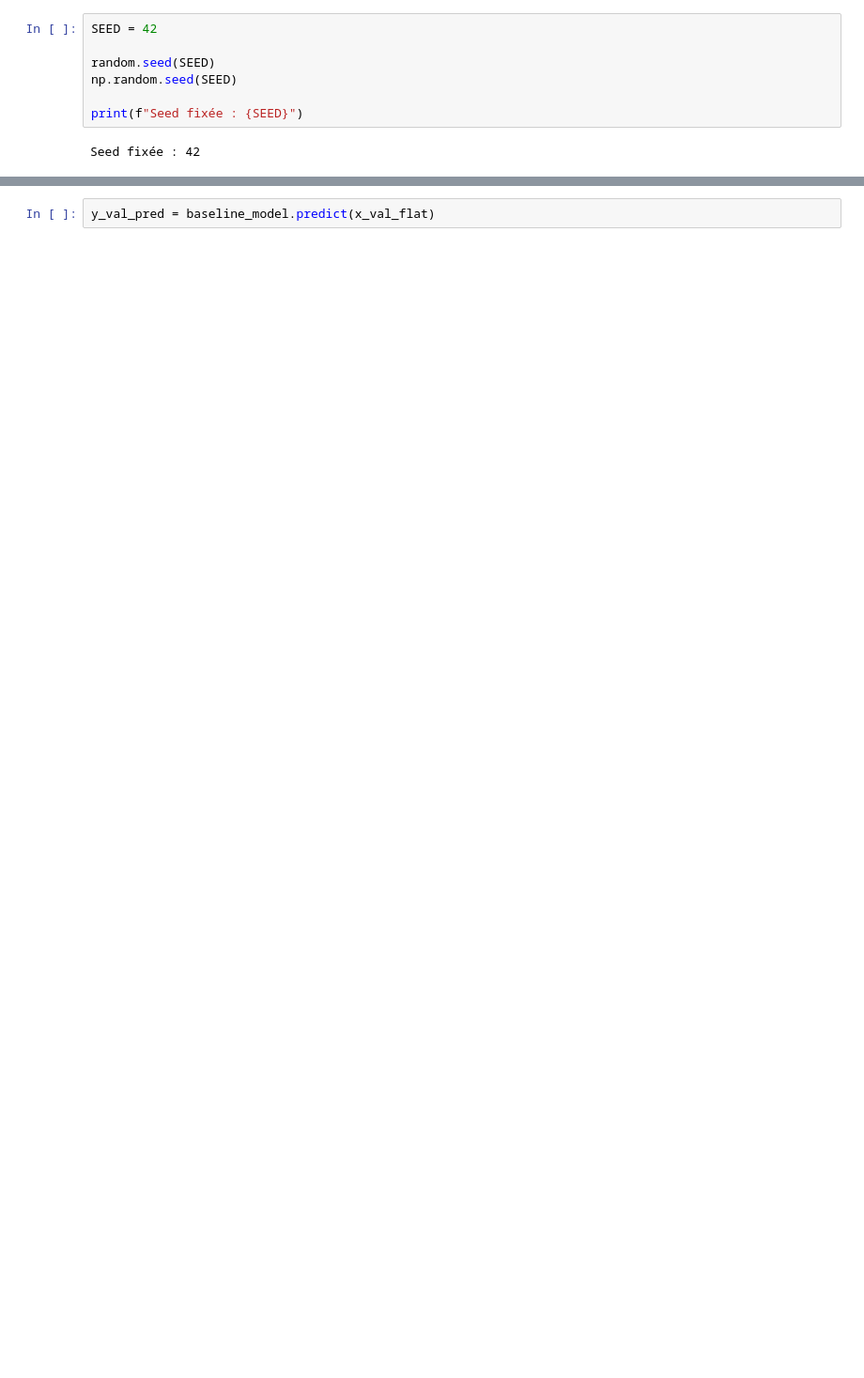
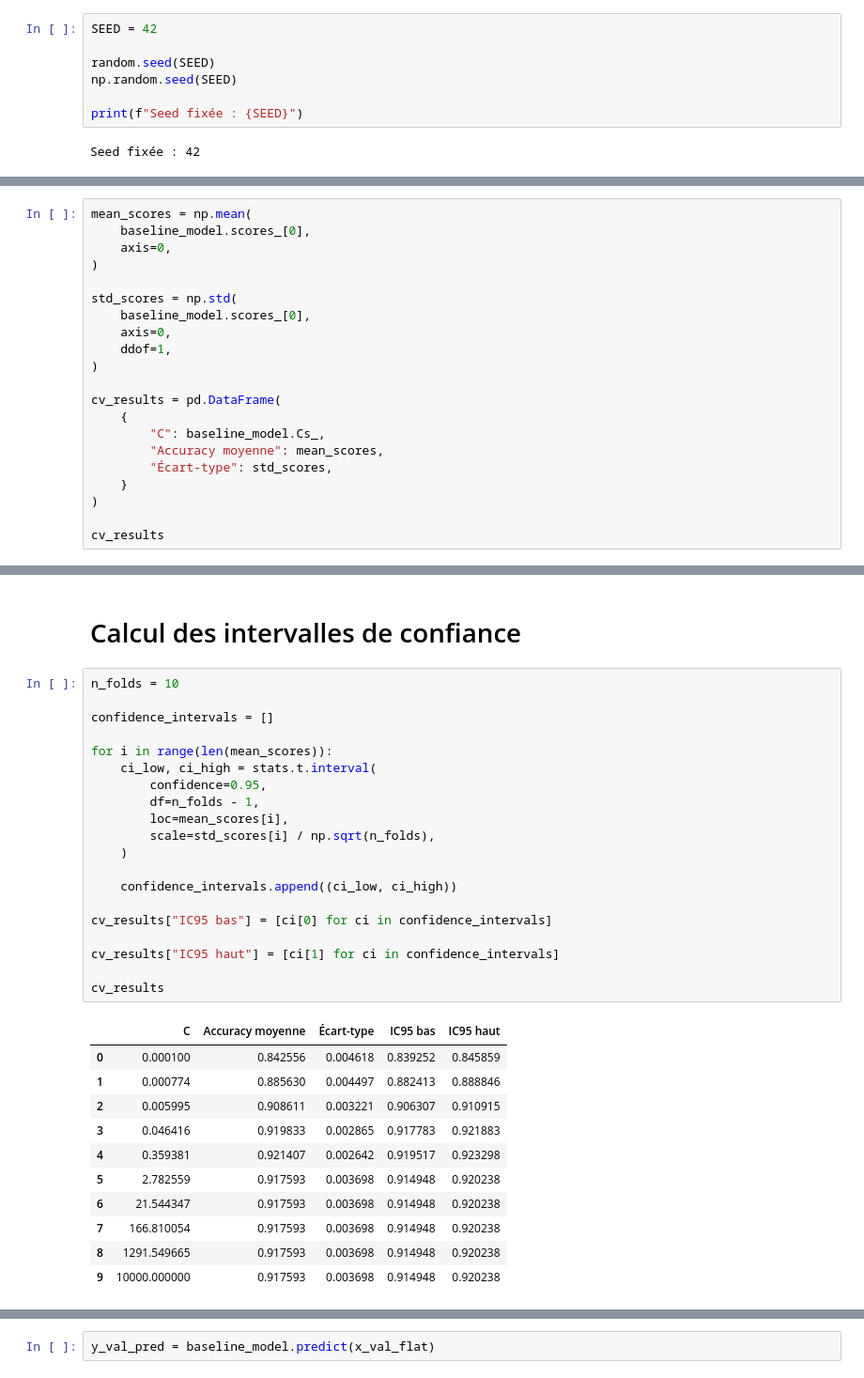
Before and after one commit to pierre-mazard/handwritten_digits, a Jupyter notebook: notebooks/02_baseline.ipynb, the cells around one changed output, grey strips where cells are left out. Shown at 94% size. Drawn from its saved outputs; the diff is of its cells as text; blank space fills up the shorter version.

```diff
--- a/notebooks/02_baseline.ipynb
+++ b/notebooks/02_baseline.ipynb
@@ -209,0 +397,21 @@ Conformément au protocole expérimental, le jeu de test n'est pas utilisé à c
+# %%
+mean_scores = np.mean(
+    baseline_model.scores_[0],
+    axis=0,
+)
+
+std_scores = np.std(
+    baseline_model.scores_[0],
+    axis=0,
+    ddof=1,
+)
+
+cv_results = pd.DataFrame(
+    {
+        "C": baseline_model.Cs_,
+        "Accuracy moyenne": mean_scores,
+        "Écart-type": std_scores,
+    }
+)
+
+cv_results
@@ -209,0 +430,34 @@ Conformément au protocole expérimental, le jeu de test n'est pas utilisé à c
+# %% [markdown]
+# Calcul des intervalles de confiance
+# %%
+n_folds = 10
+
+confidence_intervals = []
+
+for i in range(len(mean_scores)):
+    ci_low, ci_high = stats.t.interval(
+        confidence=0.95,
+        df=n_folds - 1,
+        loc=mean_scores[i],
+        scale=std_scores[i] / np.sqrt(n_folds),
+    )
+
+    confidence_intervals.append((ci_low, ci_high))
+
+cv_results["IC95 bas"] = [ci[0] for ci in confidence_intervals]
+
+cv_results["IC95 haut"] = [ci[1] for ci in confidence_intervals]
+
+cv_results
+# %% [output]
+|  | C | Accuracy moyenne | Écart-type | IC95 bas | IC95 haut |
+| 0 | 0.000100 | 0.842556 | 0.004618 | 0.839252 | 0.845859 |
+| 1 | 0.000774 | 0.885630 | 0.004497 | 0.882413 | 0.888846 |
+| 2 | 0.005995 | 0.908611 | 0.003221 | 0.906307 | 0.910915 |
+| 3 | 0.046416 | 0.919833 | 0.002865 | 0.917783 | 0.921883 |
+| 4 | 0.359381 | 0.921407 | 0.002642 | 0.919517 | 0.923298 |
+| 5 | 2.782559 | 0.917593 | 0.003698 | 0.914948 | 0.920238 |
+| 6 | 21.544347 | 0.917593 | 0.003698 | 0.914948 | 0.920238 |
+| 7 | 166.810054 | 0.917593 | 0.003698 | 0.914948 | 0.920238 |
+| 8 | 1291.549665 | 0.917593 | 0.003698 | 0.914948 | 0.920238 |
+| 9 | 10000.000000 | 0.917593 | 0.003698 | 0.914948 | 0.920238 |
```
Also changed, not shown: parts of 95 cells of this notebook, 11 other files.
